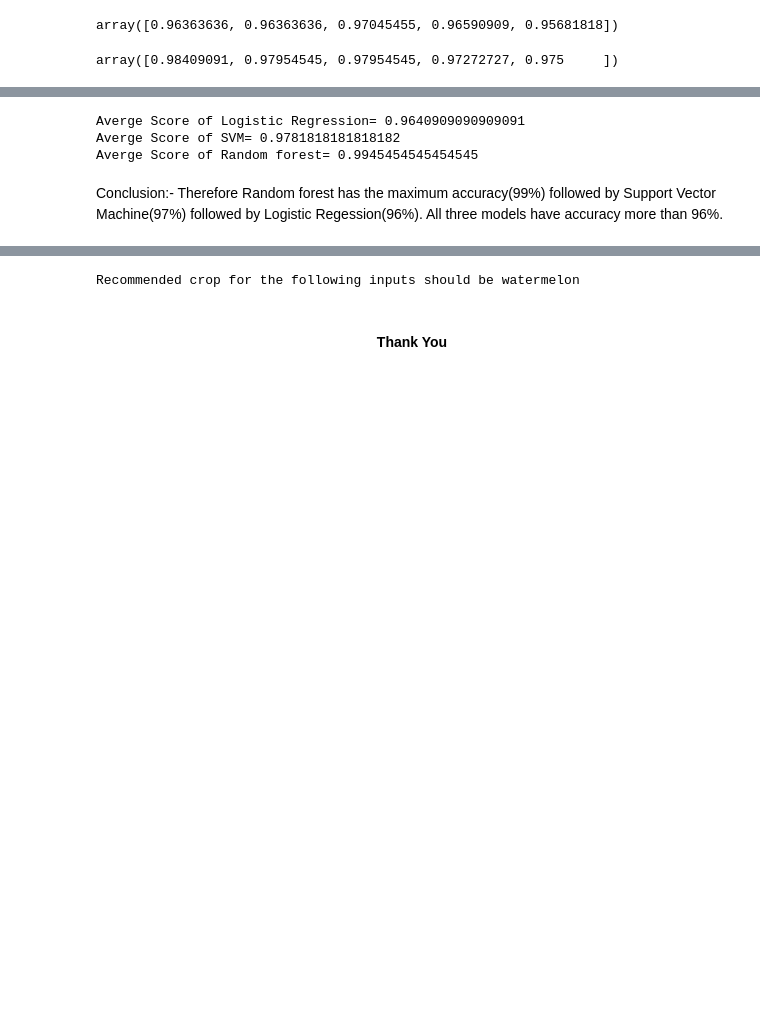
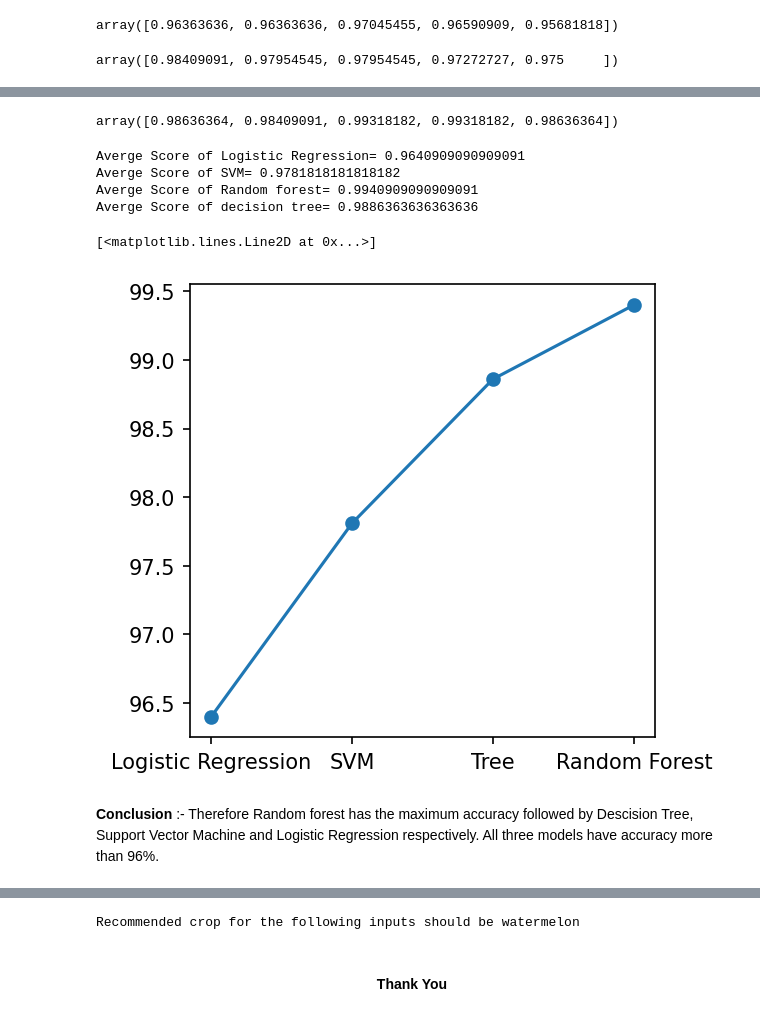
Before and after one commit to ISHAN-2001/Data_Mining_Project, a Jupyter notebook: crop_recommendation.ipynb, the cells around one changed output, grey strips where cells are left out. Cells and saved outputs as stored; diff of their text form; code cells hidden in the pictures; blank space fills up the shorter version.

Commit message:
Descision tree added

```diff
--- a/crop_recommendation.ipynb
+++ b/crop_recommendation.ipynb
@@ -221,14 +223,29 @@ array([0.99772727, 0.99318182, 0.99545455, 0.99545455, 0.99090909])
+# %%
+DT_SCORE = cross_val_score(DecisionTreeClassifier(),input_df,label_df.label_le)
+DT_SCORE
+# %% [output]
+array([0.98636364, 0.98409091, 0.99318182, 0.99318182, 0.98636364])
 # %%
 # Calculating Average score/accuracy
 print("Averge Score of Logistic Regression=",sum(LR_SCORE)/len(LR_SCORE))
 print("Averge Score of SVM=",sum(SVM_SCORE)/len(SVM_SCORE))
 print("Averge Score of Random forest=",sum(RF_SCORE)/len(RF_SCORE))
+print("Averge Score of decision tree=",sum(DT_SCORE)/len(DT_SCORE))
 # %% [output]
 Averge Score of Logistic Regression= 0.9640909090909091
 Averge Score of SVM= 0.9781818181818182
-Averge Score of Random forest= 0.9945454545454545
+Averge Score of Random forest= 0.9940909090909091
+Averge Score of decision tree= 0.9886363636363636
+# %%
+plt.rcParams["figure.figsize"] = (4,4)
+a1=[96.4,97.81,98.86,99.40]
+a2=['Logistic Regression','SVM','Tree','Random Forest']
+plt.plot(a2,a1,marker="o")
+# %% [output]
+[<matplotlib.lines.Line2D at 0x...>]
+[figure, added]
 # %% [markdown]
-Conclusion:- Therefore Random forest has the maximum accuracy(99%) followed by Support Vector Machine(97%) followed by Logistic Regession(96%). All three models have accuracy more than 96%.
+**Conclusion** :- Therefore Random forest has the maximum accuracy followed by Descision Tree, Support Vector Machine and Logistic Regression respectively. All three models have accuracy more than 96%.
 # %%
 # Training the random forest classifier
 X_train, X_test, y_train, y_test = train_test_split(input_df, label_df.label_le, test_size=0.33)
```
Also changed, not shown: parts of 5 cells of this notebook, 1 other file.
